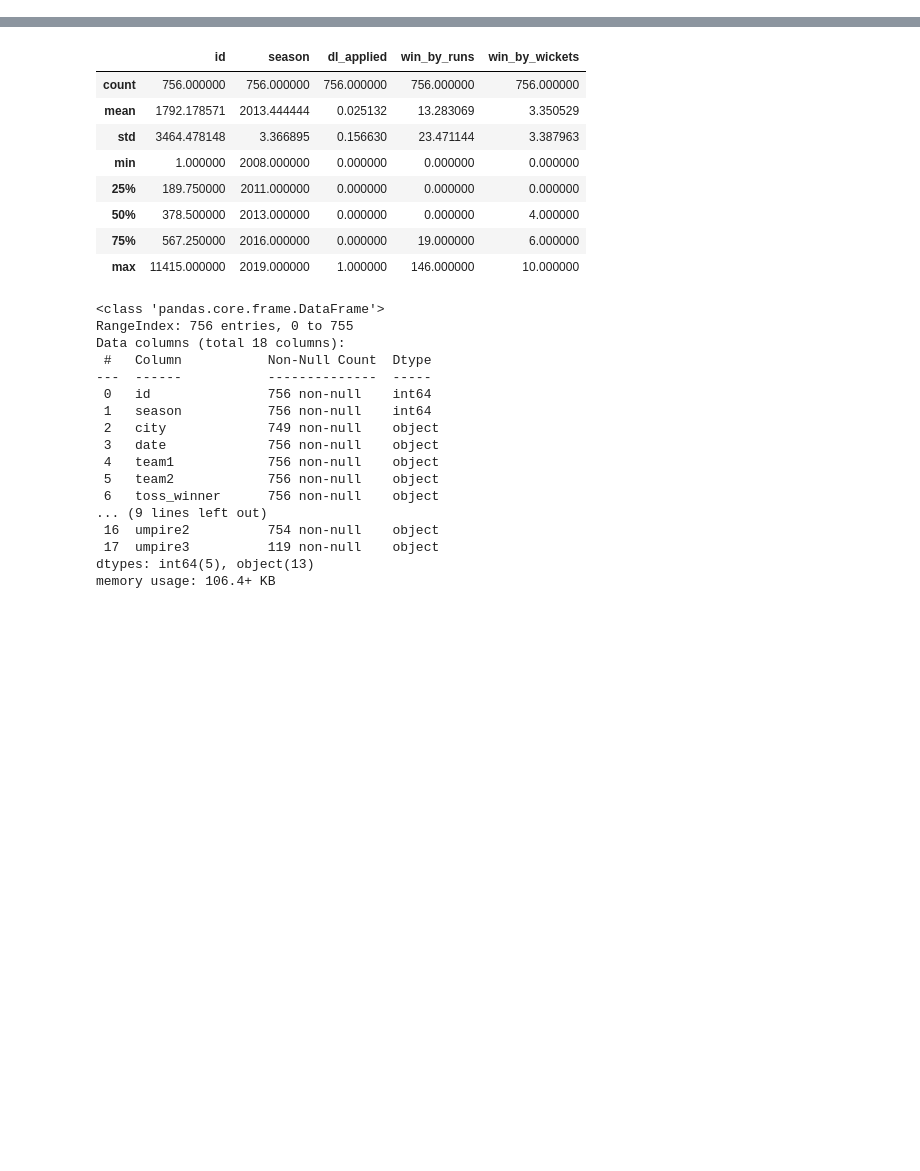
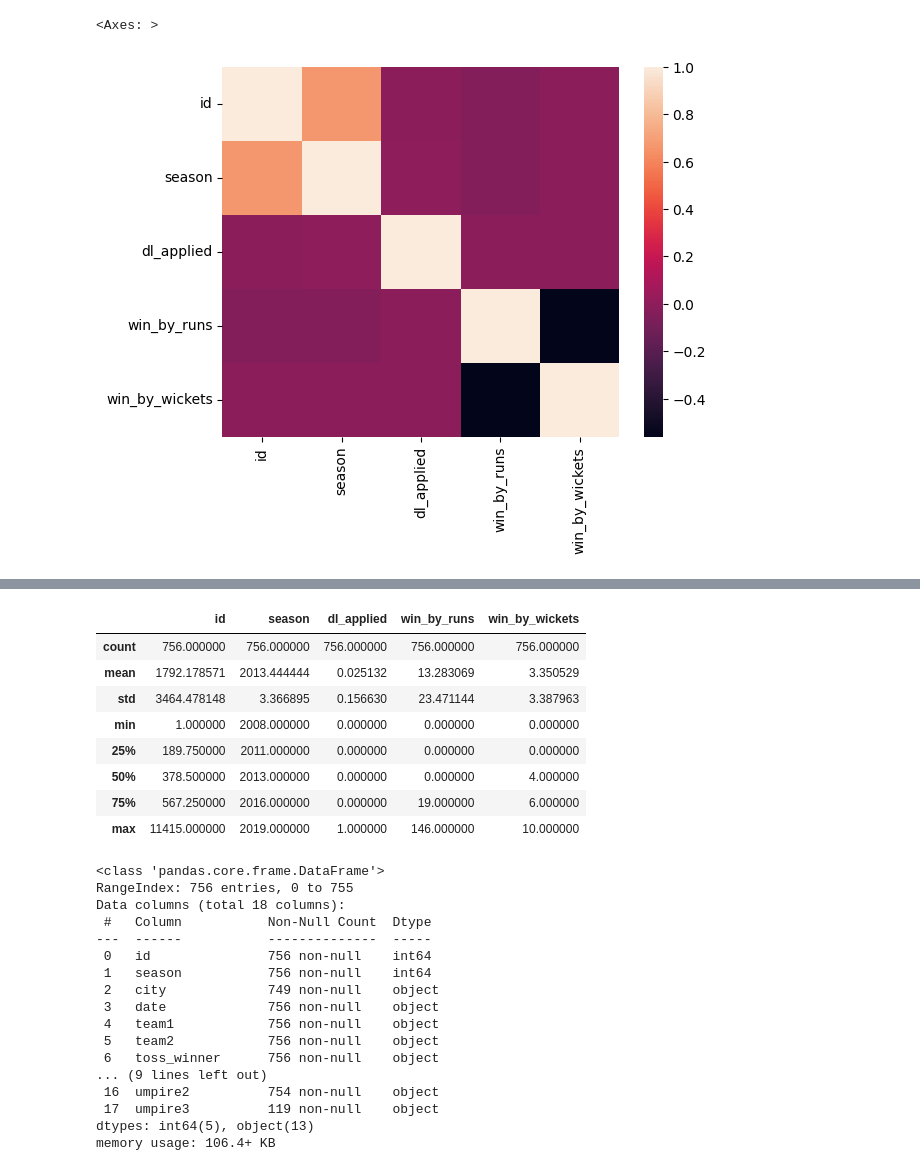
Before and after one commit to iiitl/Redemption-2024, a Jupyter notebook: Colab Files/MatchDataEDA.ipynb, the cells around one changed output, grey strips where cells are left out. Cells and saved outputs as stored; diff of their text form; code cells hidden in the pictures; blank space fills up the shorter version.

```diff
--- a/Colab Files/MatchDataEDA.ipynb
+++ b/Colab Files/MatchDataEDA.ipynb
@@ -12,3 +14,8 @@ data.head()
 | 2 | 3 | 2017 | Rajkot | 2017-04-07 | Gujarat Lions | Kolkata Knight Riders | Kolkata Knight Riders | field | normal | 0 | ... |
 | 3 | 4 | 2017 | Indore | 2017-04-08 | Rising Pune Supergiant | Kings XI Punjab | Kings XI Punjab | field | normal | 0 | ... |
 | 4 | 5 | 2017 | Bangalore | 2017-04-08 | Royal Challengers Bangalore | Delhi Daredevils | Royal Challengers Bangalore | bat | normal | 0 | ... |
+# %%
+sns.heatmap(data.corr())
+# %% [output]
+<Axes: >
+[figure, added]
```
Also changed, not shown: parts of 14 cells of this notebook.
